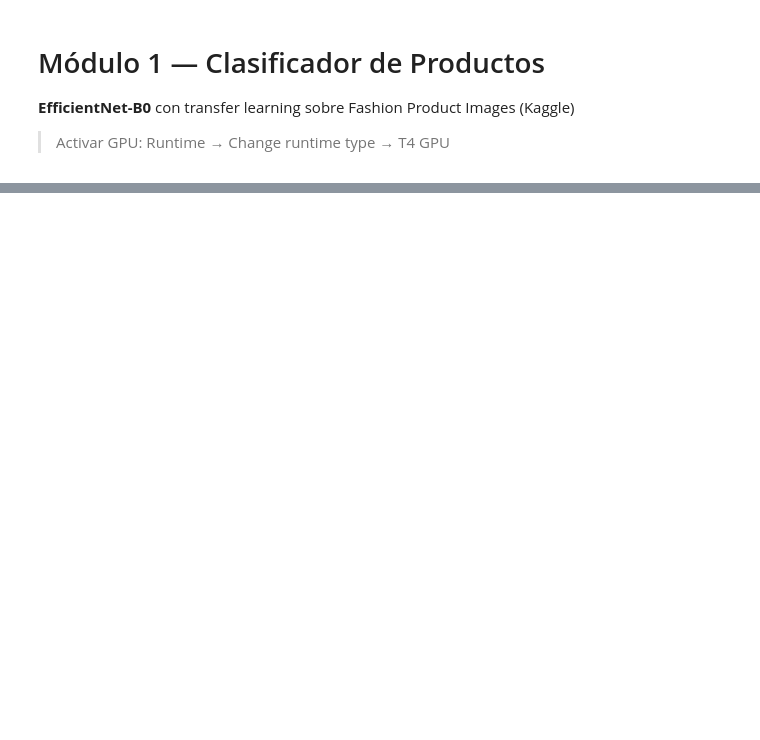
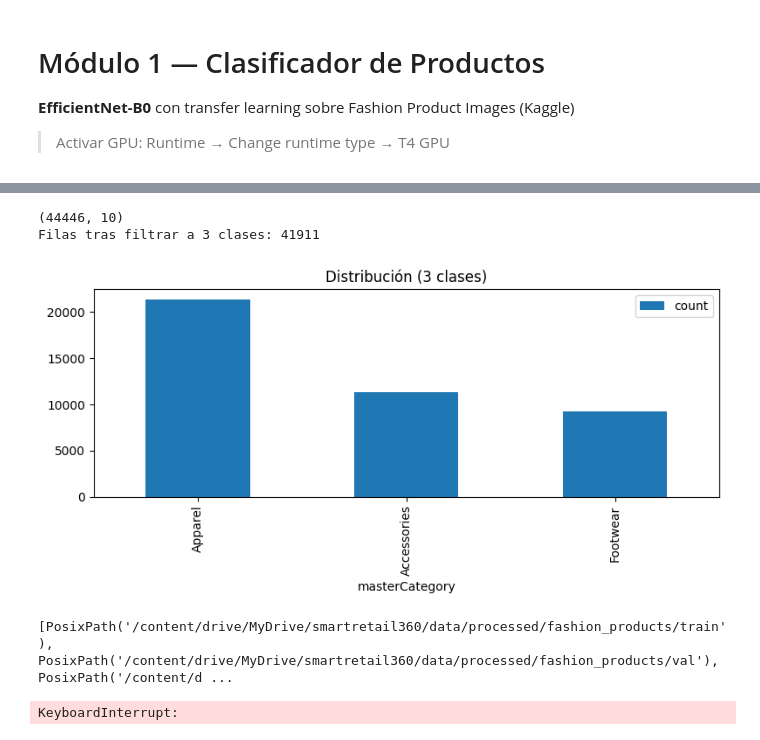
Before and after one commit to Jorge-is/smart-retail-360, a Jupyter notebook: notebooks/01_image_classifier_efficientnet.ipynb, the cells around one changed output, grey strips where cells are left out. Drawn from its saved outputs; the diff is of its cells as text; code cells hidden in the pictures; blank space fills up the shorter version.

```diff
--- a/notebooks/01_image_classifier_efficientnet.ipynb
+++ b/notebooks/01_image_classifier_efficientnet.ipynb
@@ -24,14 +42,66 @@ os.makedirs(MODEL_DIR, exist_ok=True)
 # !kaggle datasets download -d paramaggarwal/fashion-product-images-small -p {DATA_DIR} --unzip
 # %%
 # EDA rápido
-import pandas as pd
+import polars as pl
 import matplotlib.pyplot as plt
 
-styles = pd.read_csv(f'{DATA_DIR}/fashion-product-images-small/styles.csv', on_bad_lines='skip')
+DATASET_DIR = f'{DATA_DIR}/external/fashion_products'
+IMAGES_DIR = f'{DATASET_DIR}/images'
+
+styles = pl.read_csv(f'{DATASET_DIR}/styles.csv', ignore_errors=True, truncate_ragged_lines=True)
 print(styles.shape)
-styles['masterCategory'].value_counts().plot(kind='bar', figsize=(10,4), title='Distribución por categoría')
+
+VALID_CLASSES = ["Apparel", "Footwear", "Accessories"]
+styles = styles.filter(pl.col('masterCategory').is_in(VALID_CLASSES))
+print(f"Filas tras filtrar a 3 clases: {styles.shape[0]}")
+
+styles['masterCategory'].value_counts().to_pandas().plot(
+    kind='bar', x='masterCategory', y='count', figsize=(8,4), title='Distribución (3 clases)'
+)
 plt.tight_layout()
 plt.show()
+# %% [output]
+(44446, 10)
+Filas tras filtrar a 3 clases: 41911
+[figure, added]
+# %%
+from pathlib import Path
+PROCESSED_DIR = Path(f'{DATA_DIR}/processed/fashion_products')
+print(list(PROCESSED_DIR.glob('*')))
+# %% [output]
+[PosixPath('/content/drive/MyDrive/smartretail360/data/processed/fashion_products/train'), PosixPath('/content/drive/MyDrive/smartretail360/data/processed/fashion_products/val'), PosixPath('/content/d ...
+# %%
+import shutil
+from sklearn.model_selection import train_test_split
+from pathlib import Path
+
+PROCESSED_DIR = Path(f'{DATA_DIR}/processed/fashion_products')
+
+existing_ids = set(int(p.stem) for p in Path(IMAGES_DIR).glob('*.jpg'))
+styles_pd = styles.to_pandas()
+styles_pd = styles_pd[styles_pd['id'].isin(existing_ids)]
+
+train_df, temp_df = train_test_split(styles_pd, test_size=0.3, stratify=styles_pd['masterCategory'], random_state=42)
+val_df, test_df = train_test_split(temp_df, test_size=0.5, stratify=temp_df['masterCategory'], random_state=42)
+
+total = len(train_df) + len(val_df) + len(test_df)
+copiadas = 0
+
+for split_name, split_df in [('train', train_df), ('val', val_df), ('test', test_df)]:
+    for cls in VALID_CLASSES:
+        (PROCESSED_DIR / split_name / cls).mkdir(parents=True, exist_ok=True)
+    for _, row in split_df.iterrows():
+        src = Path(IMAGES_DIR) / f"{row['id']}.jpg"
+        dst = PROCESSED_DIR / split_name / row['masterCategory'] / f"{row['id']}.jpg"
+        if not dst.exists():
+            shutil.copy(src, dst)
+        copiadas += 1
+        if copiadas % 2000 == 0:
+            print(f"{copiadas}/{total}")
+
+print(f"Train: {len(train_df)}, Val: {len(val_df)}, Test: {len(test_df)}")
+# %% [output]
+KeyboardInterrupt:
 # %%
 # TODO: preparar splits train/val con image_dataset_from_directory
 # TODO: instanciar build_model() desde src/image_classifier/model_efficientnet.py
```
Also changed, not shown: parts of 7 cells of this notebook.
